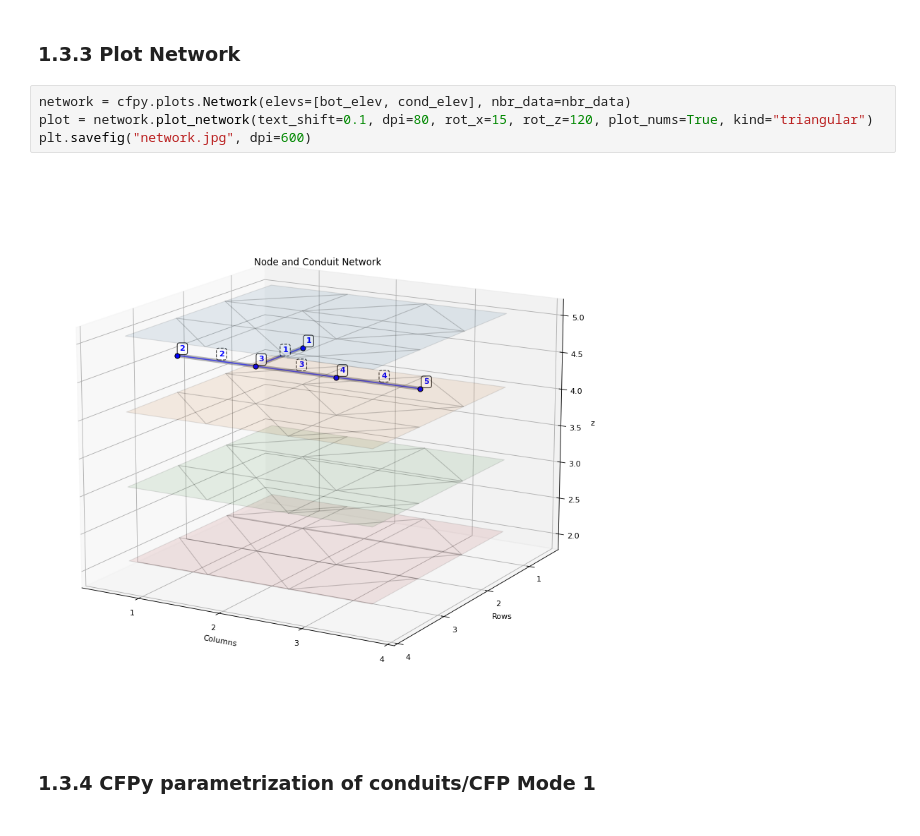
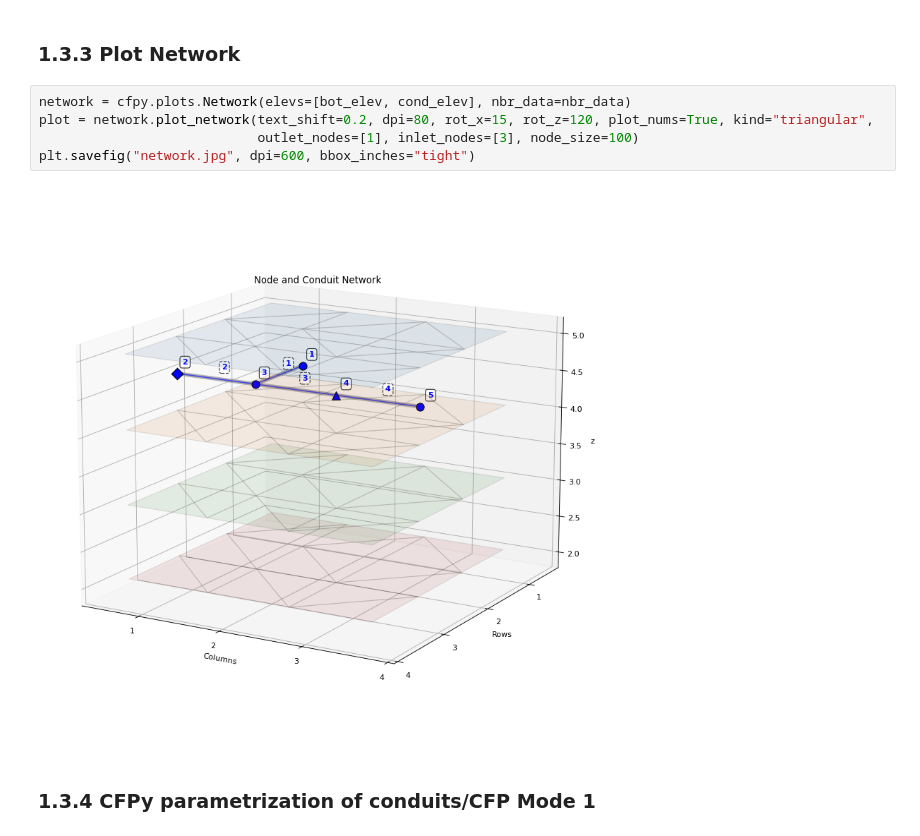
Before and after one commit to iGW-TU-Dresden/CFPy, a Jupyter notebook: CFPy_Examples/EX01_CFPy_FloPy_I.ipynb, the cells around one changed output. Saved outputs shown, nothing was run; the diff lists cells and outputs as text.

Commit message:
update setup, plotting, and examples
plotting utility has been updated such that the inlet and outlet nodes can have different symbols from regular nodes

```diff
--- a/CFPy_Examples/EX01_CFPy_FloPy_I.ipynb
+++ b/CFPy_Examples/EX01_CFPy_FloPy_I.ipynb
@@ -244,10 +244,11 @@ Elapsed time (write nbr data): 0.0 s
 ### 1.3.3 Plot Network
 # %%
 network = cfpy.plots.Network(elevs=[bot_elev, cond_elev], nbr_data=nbr_data)
-plot = network.plot_network(text_shift=0.1, dpi=80, rot_x=15, rot_z=120, plot_nums=True, kind="triangular")
-plt.savefig("network.jpg", dpi=600)
+plot = network.plot_network(text_shift=0.2, dpi=80, rot_x=15, rot_z=120, plot_nums=True, kind="triangular",
+                            outlet_nodes=[1], inlet_nodes=[3], node_size=100)
+plt.savefig("network.jpg", dpi=600, bbox_inches="tight")
 # %% [output]
-[figure, old version]
+[figure, new version]
 # %% [markdown]
 ### 1.3.4 CFPy parametrization of conduits/CFP Mode 1
 # %%
```
Also changed, not shown: parts of 2 cells of this notebook, 4 other files.
